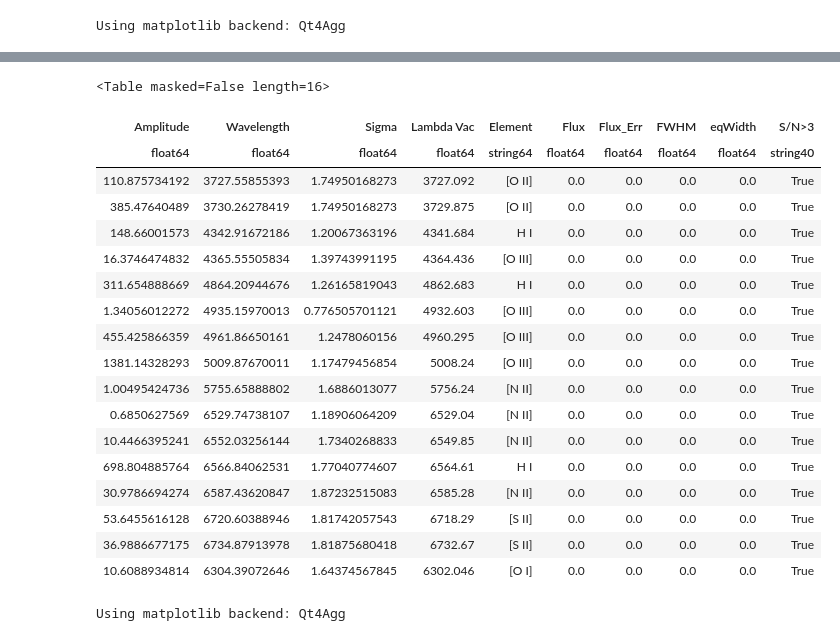
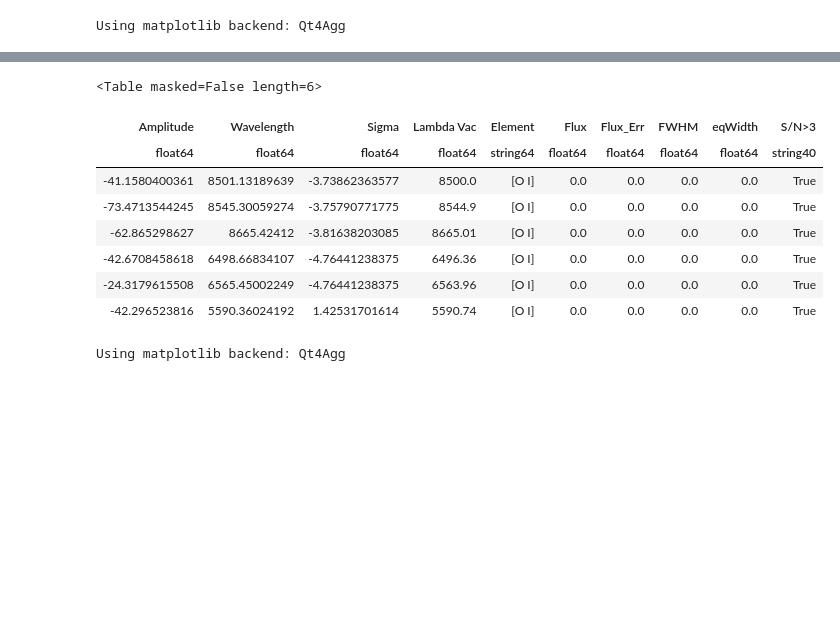
Before and after one commit to aframosp/SpecData, a Jupyter notebook: SpecDataTest.ipynb, the cells around one changed output, grey strips where cells are left out. Drawn from its saved outputs; the diff is of its cells as text; code cells hidden in the pictures; blank space fills up the shorter version.

```diff
--- a/SpecDataTest.ipynb
+++ b/SpecDataTest.ipynb
@@ -62,11 +62,11 @@ def finalFit(i, spec,lambd,ListLines,ListGal,spIvar,iterr, limResol):
     #return voigt_fit, lineP, spec     ##  return the fitting to both models and line profiles wavelenghts
 # %%
 jj=0
-resultListDT=Table.read('dataArt1SDSSFound.tbl', format='ascii')
+resultListDT=Table.read('newObjSDSSFound.tbl', format='ascii')
 #  newObjSDSSFound
 #  dataArt1SDSSFound
 name = resultListDT['ObjID'][0]
-z = resultListDT['z'][0]
+z = 0#resultListDT['z'][0]
 hdulist = fits.open('Exam_fits/'+name+'.fits')
 head= hdulist[0].header
 total= hdulist[1].data
@@ -77,13 +77,13 @@ Spectra = []
 Spectra.append(spectraFlux)
 Lambda=[]
 Lambda.append(lambd)
-ListaLineas=Table.read('LinesAll.txt', format='ascii')
+ListaLineas=Table.read('LinesStar.txt', format='ascii')
 #   LinesAll
 #  LinesStar
 spectraIvar = total['ivar']
 SpectraIvar = []
 SpectraIvar.append(spectraIvar)
-lima = Lambda[jj][1]-Lambda[jj][0]
+limitR = Lambda[jj][1]-Lambda[jj][0]
 # %%
 def smoothSpectrum(spectrum, factorStdKernel, divisi):
     jj = 0
@@ -192,7 +239,7 @@ def lProfile(i,spec, lambd,ListLines,ListGal, limResoluc):
         linePr.add_row((minIndex, line_min, line_max, 0,0))
     return linePr
 # %%
-spssp = smoothSpectrum(Spectra[jj], 0.01, 20)
-kLineP = lProfile(0, spssp, Lambda[0], ListaLineas, Spectra, lima)
+spssp = smoothSpectrum(Spectra[jj], 0.01, 1)
+kLineP = lProfile(0, spssp, Lambda[0], ListaLineas, Spectra, limitR)
 kLineP
 # %% [output]
@@ -220,18 +275,18 @@ kLineP
 
 spec2 = spssp
 
-specRedLines = smoothSpectrum(Spectra[jj], 0.1, 20)
+specRedLines = smoothSpectrum(Spectra[jj], 1, 1)
 
 IPP = []
 SPP = []
 for ina in range(len(kLineP)):
-    widthLine = 2
-    widthLineCont = 1
+    widthLine = 4
+    widthLineCont = 3
     #lInf = kLineP[ina]['Cinf']
     #lSup = kLineP[ina]['Csup']
     lInf = kLineP[ina]['inf']
     lSup = kLineP[ina]['sup']
-    lDel = lSup-lInf
+    lDel = (lSup-lInf)*widthLineCont
 
     INFInterval=[]
     SUPInterval=[]
@@ -239,9 +294,11 @@ for ina in range(len(kLineP)):
     if (lInf-widthLine*lDel) >= 0 :
         lInf = lInf-widthLine*lDel
         for ioas in range(lInf, (lInf+lDel), 1):
-            if mt.fabs(Spectra[jj][ioas]-specRedLines[ioas]) < SpectraIvar[jj][ioas]:
+            if mt.fabs(Spectra[jj][ioas]-specRedLines[ioas]) < 3*SpectraIvar[jj][ioas]:
                 INFInterval.append(Spectra[jj][ioas])
         INFIntMean = np.mean(INFInterval)
+
+
     if ((lInf-widthLine*lDel) < 0) or (INFInterval == []):
         lInf = kLineP[ina]['inf']
         INFIntMean = Spectra[jj][lInf]
@@ -250,7 +307,7 @@ for ina in range(len(kLineP)):
     if (lSup+widthLine*lDel) <= len(lambd):
         lSup = lSup+widthLine*lDel
         for ioas in range((lSup-lDel), lSup, 1):
-            if mt.fabs(Spectra[jj][ioas]-specRedLines[ioas]) < SpectraIvar[jj][ioas]:
+            if mt.fabs(Spectra[jj][ioas]-specRedLines[ioas]) < 3*SpectraIvar[jj][ioas]:
                 SUPInterval.append(Spectra[jj][ioas])
         SUPIntMean = np.mean(SUPInterval)
     if ((lSup+widthLine*lDel) > len(lambd)) or (SUPInterval == []):
@@ -291,7 +350,7 @@ for iasiao in range(len(lPPP)):
 # %% [output]
 Using matplotlib backend: Qt4Agg
 # %%
-Model, lineProf, spec2 = finalFit(0, SpectraCont[jj], Lambda[jj],ListaLineas,Spectra, spectraIvar,2000, lima)
+Model, lineProf, spec2 = finalFit(0, SpectraCont[jj], Lambda[jj],ListaLineas,Spectra, spectraIvar,2000, limitR)
 Modelos = []
 Modelos.append(Model)
 LS=np.zeros([len(ListaLineas),10])
@@ -329,22 +388,12 @@ Tabla
-<Table masked=False length=16>
+<Table masked=False length=6>
 | Amplitude | Wavelength | Sigma | Lambda Vac | Element | Flux | Flux_Err | FWHM | eqWidth | S/N>3 |
 | float64 | float64 | float64 | float64 | string64 | float64 | float64 | float64 | float64 | string40 |
-| 110.875734192 | 3727.55855393 | 1.74950168273 | 3727.092 | [O II] | 0.0 | 0.0 | 0.0 | 0.0 | True |
-| 385.47640489 | 3730.26278419 | 1.74950168273 | 3729.875 | [O II] | 0.0 | 0.0 | 0.0 | 0.0 | True |
-| 148.66001573 | 4342.91672186 | 1.20067363196 | 4341.684 | H I | 0.0 | 0.0 | 0.0 | 0.0 | True |
-| 16.3746474832 | 4365.55505834 | 1.39743991195 | 4364.436 | [O III] | 0.0 | 0.0 | 0.0 | 0.0 | True |
-| 311.654888669 | 4864.20944676 | 1.26165819043 | 4862.683 | H I | 0.0 | 0.0 | 0.0 | 0.0 | True |
-| 1.34056012272 | 4935.15970013 | 0.776505701121 | 4932.603 | [O III] | 0.0 | 0.0 | 0.0 | 0.0 | True |
-| 455.425866359 | 4961.86650161 | 1.2478060156 | 4960.295 | [O III] | 0.0 | 0.0 | 0.0 | 0.0 | True |
-| 1381.14328293 | 5009.87670011 | 1.17479456854 | 5008.24 | [O III] | 0.0 | 0.0 | 0.0 | 0.0 | True |
-| 1.00495424736 | 5755.65888802 | 1.6886013077 | 5756.24 | [N II] | 0.0 | 0.0 | 0.0 | 0.0 | True |
-| 0.6850627569 | 6529.74738107 | 1.18906064209 | 6529.04 | [N II] | 0.0 | 0.0 | 0.0 | 0.0 | True |
-| 10.4466395241 | 6552.03256144 | 1.7340268833 | 6549.85 | [N II] | 0.0 | 0.0 | 0.0 | 0.0 | True |
-| 698.804885764 | 6566.84062531 | 1.77040774607 | 6564.61 | H I | 0.0 | 0.0 | 0.0 | 0.0 | True |
-| 30.9786694274 | 6587.43620847 | 1.87232515083 | 6585.28 | [N II] | 0.0 | 0.0 | 0.0 | 0.0 | True |
-| 53.6455616128 | 6720.60388946 | 1.81742057543 | 6718.29 | [S II] | 0.0 | 0.0 | 0.0 | 0.0 | True |
-| 36.9886677175 | 6734.87913978 | 1.81875680418 | 6732.67 | [S II] | 0.0 | 0.0 | 0.0 | 0.0 | True |
-| 10.6088934814 | 6304.39072646 | 1.64374567845 | 6302.046 | [O I] | 0.0 | 0.0 | 0.0 | 0.0 | True |
+| -41.1580400361 | 8501.13189639 | -3.73862363577 | 8500.0 | [O I] | 0.0 | 0.0 | 0.0 | 0.0 | True |
+| -73.4713544245 | 8545.30059274 | -3.75790771775 | 8544.9 | [O I] | 0.0 | 0.0 | 0.0 | 0.0 | True |
+| -62.865298627 | 8665.42412 | -3.81638203085 | 8665.01 | [O I] | 0.0 | 0.0 | 0.0 | 0.0 | True |
+| -42.6708458618 | 6498.66834107 | -4.76441238375 | 6496.36 | [O I] | 0.0 | 0.0 | 0.0 | 0.0 | True |
+| -24.3179615508 | 6565.45002249 | -4.76441238375 | 6563.96 | [O I] | 0.0 | 0.0 | 0.0 | 0.0 | True |
+| -42.296523816 | 5590.36024192 | 1.42531701614 | 5590.74 | [O I] | 0.0 | 0.0 | 0.0 | 0.0 | True |
 # %%
 %matplotlib
 plt.plot(Lambda[jj], Spectra[jj]-SpectraCont[jj], c='k', lw=0.8, label='Model')
```
Also changed, not shown: parts of 5 cells of this notebook, 1 other file.
